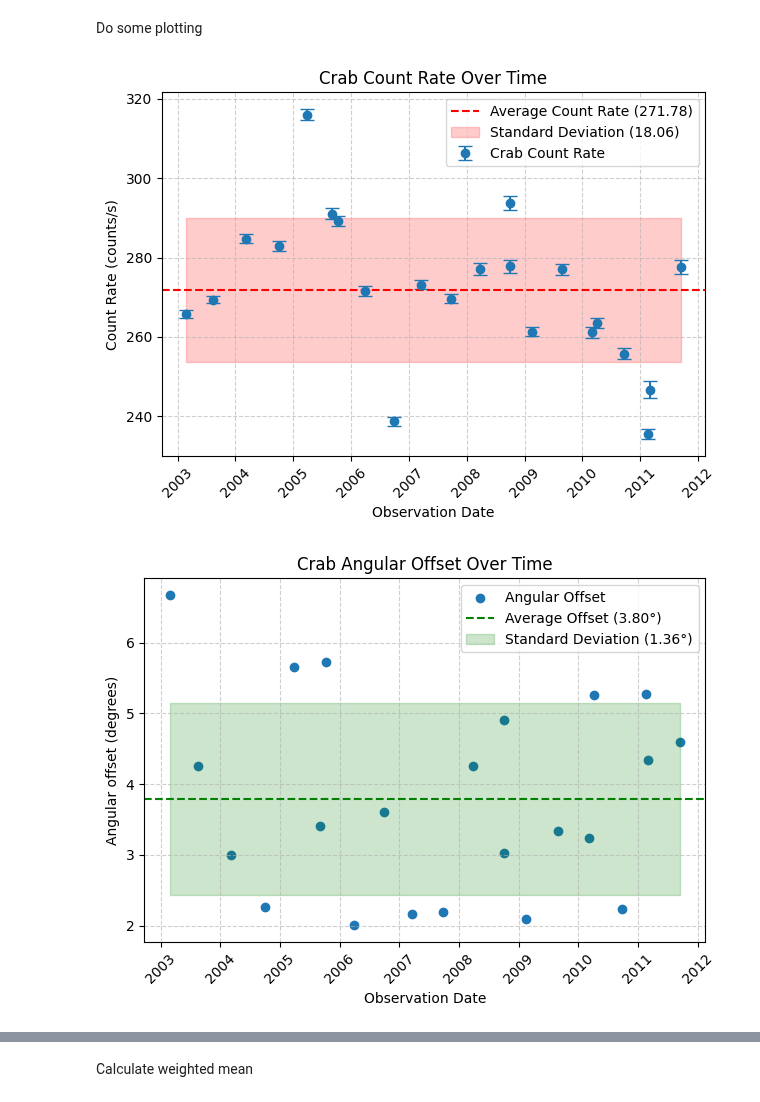
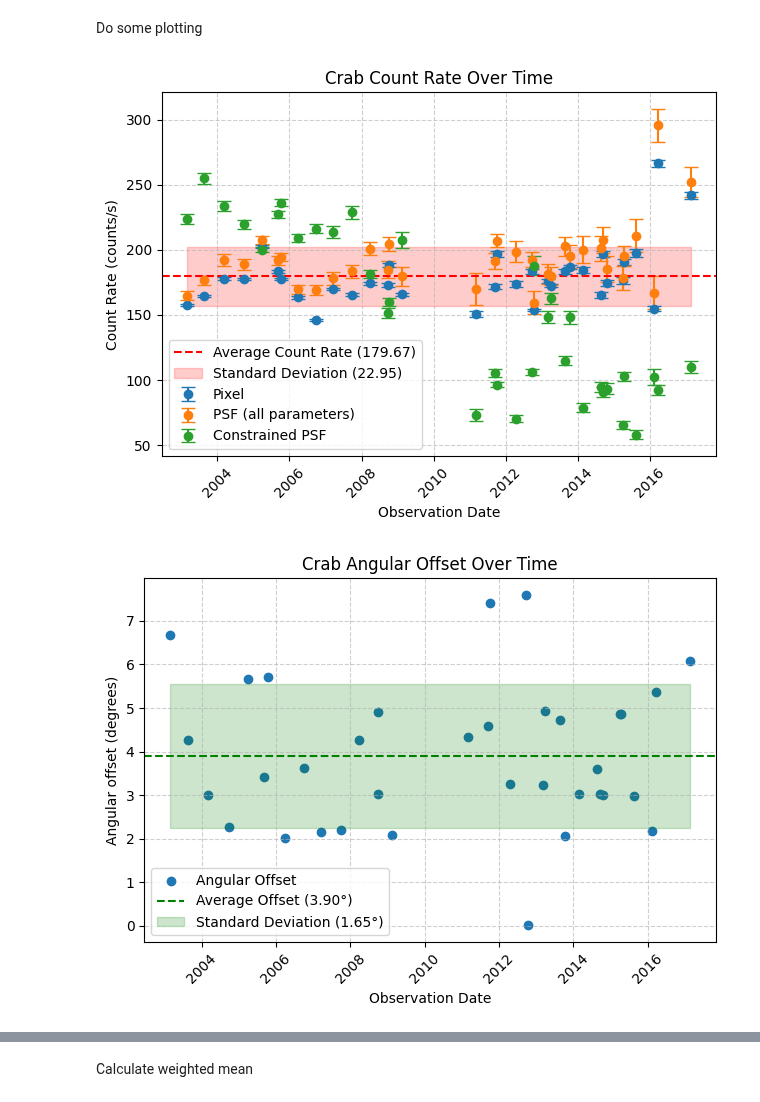
Before and after one commit to interstellxr/jupiter-xray-analysis, a Jupyter notebook: jupiter-xrays/CrabLongTermPlotting.ipynb, the cells around one changed output, grey strips where cells are left out. Saved outputs shown, nothing was run; the diff lists cells and outputs as text; code cells hidden in the pictures.

```diff
--- a/jupiter-xrays/CrabLongTermPlotting.ipynb
+++ b/jupiter-xrays/CrabLongTermPlotting.ipynb
@@ -5,7 +5,7 @@ First load the Crab count rates file, which was acquired in CrabLongTerm.ipynb
 # %%
 import numpy as np
 
-input_filename = "../data/crab_longterm_img_data.txt"
+input_filename = "../data/crab_longterm_img_data_15_30.txt"
 
 data = np.genfromtxt(input_filename, delimiter=",", dtype=None, names=True, encoding=None)
 
@@ -15,7 +15,11 @@ crab_countrates = data["Count_Rate"]
 crab_variances = data["Variance"]
 offsets = data["Angular_offset"]
 annular_counts = data["Annular_Count_Rate"]
-annular_variances = data["Annular_variance"]
+annular_variances = data["Annular_Variance"]
+psf_counts = data["PSF_Count_Rate"]
+psf_errors = data["PSF_Count_Rate_Error"]
+fixed_psf_counts = data["PSF_Count_Rate_Fixed"]
+fixed_psf_errors = data["PSF_Count_Rate_Error_Fixed"]
 # %% [markdown]
 Do some plotting
 # %%
@@ -30,6 +34,10 @@ errors = np.sqrt(crab_variances)
 offsets = np.array(offsets)
 crab_annular_variances = np.array(annular_variances)
 annular_errors = np.sqrt(crab_annular_variances)
+psf_counts = np.array(psf_counts)
+psf_errors = np.array(psf_errors)
+fixed_psf_counts = np.array(fixed_psf_counts)
+fixed_psf_errors = np.array(fixed_psf_errors)
 
 # Calculate average and standard deviation
 avg_count_rate = np.mean(crab_countrates)
@@ -40,7 +48,9 @@ std_offset = np.std(offsets)
 
 # Plot count rate over time with errorbars and std region
 plt.figure()
-plt.errorbar(obs_times, crab_countrates, yerr=errors, fmt='o', capsize=5, label='Crab Count Rate')
+plt.errorbar(obs_times, crab_countrates, yerr=errors, fmt='o', capsize=5, label='Pixel')
+plt.errorbar(obs_times, psf_counts, yerr=psf_errors, fmt='o', capsize=5, label='PSF (all parameters)')
+plt.errorbar(obs_times, fixed_psf_counts, yerr=fixed_psf_errors, fmt='o', capsize=5, label='Constrained PSF')
 plt.axhline(avg_count_rate, color='r', linestyle='--', label=f'Average Count Rate ({avg_count_rate:.2f})')
 plt.fill_between(obs_times, avg_count_rate - std_count_rate, avg_count_rate + std_count_rate, color='r', alpha=0.2, label=f'Standard Deviation ({std_count_rate:.2f})')
 plt.xlabel("Observation Date")
@@ -55,32 +65,32 @@ plt.tight_layout()
 plt.figure()
 plt.scatter(obs_times, offsets, label='Angular Offset')
 plt.axhline(avg_offset, color='g', linestyle='--', label=f'Average Offset ({avg_offset:.2f}°)')
 plt.fill_between(obs_times, avg_offset - std_offset, avg_offset + std_offset, color='g', alpha=0.2, label=f'Standard Deviation ({std_offset:.2f}°)')
 plt.xlabel("Observation Date")
 plt.ylabel("Angular offset (degrees)")
 plt.title("Crab Angular Offset Over Time")
 plt.xticks(rotation=45)
 plt.grid(True, linestyle="--", alpha=0.6)
 plt.legend()
 plt.tight_layout()
 
 # Plot count rate vs angular offset
 plt.figure()
 plt.errorbar(offsets, crab_countrates, xerr=0, yerr=errors, fmt='o', capsize=5)
 plt.xlabel("Angular Offset (degrees)")
 plt.ylabel("Count Rate (counts/s)")
 plt.title("Crab Count Rate vs Angular Offset")
 plt.grid(True, linestyle="--", alpha=0.6)
 plt.tight_layout()
 
 # Plot error vs annular error
 plt.figure()
 plt.errorbar(errors, annular_errors, fmt='o', capsize=5)
 plt.xlabel("Error (counts/s)")
 plt.ylabel("Annular Error (counts/s)")
 plt.title("Error vs Annular Error")
 plt.grid(True, linestyle="--", alpha=0.6)
 plt.tight_layout()
 # %% [output]
-[figure, old version]
+[figure, new version]
-[figure, old version]
+[figure, new version]
```
Also changed, not shown: parts of 4 cells of this notebook, 12 other files.
